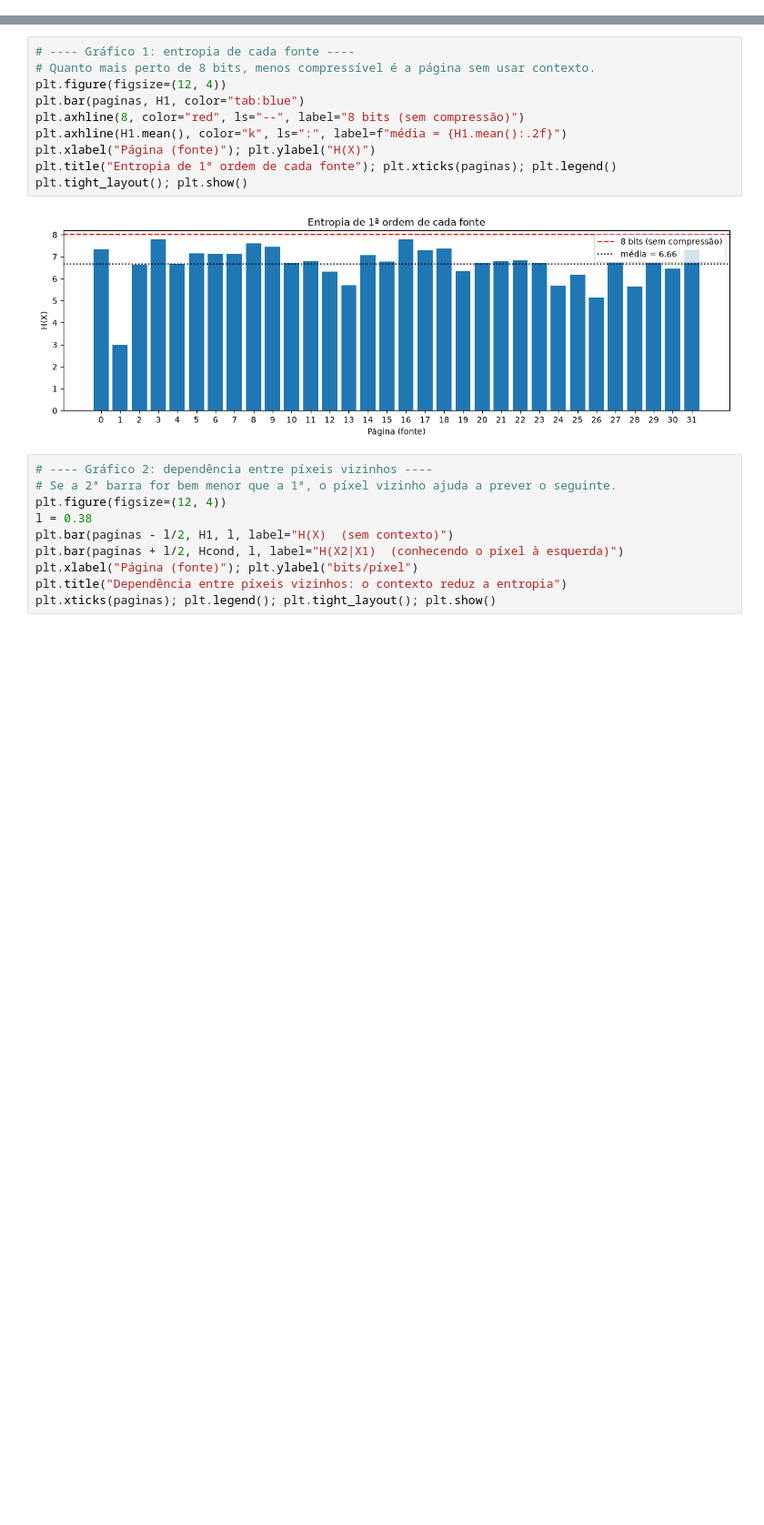
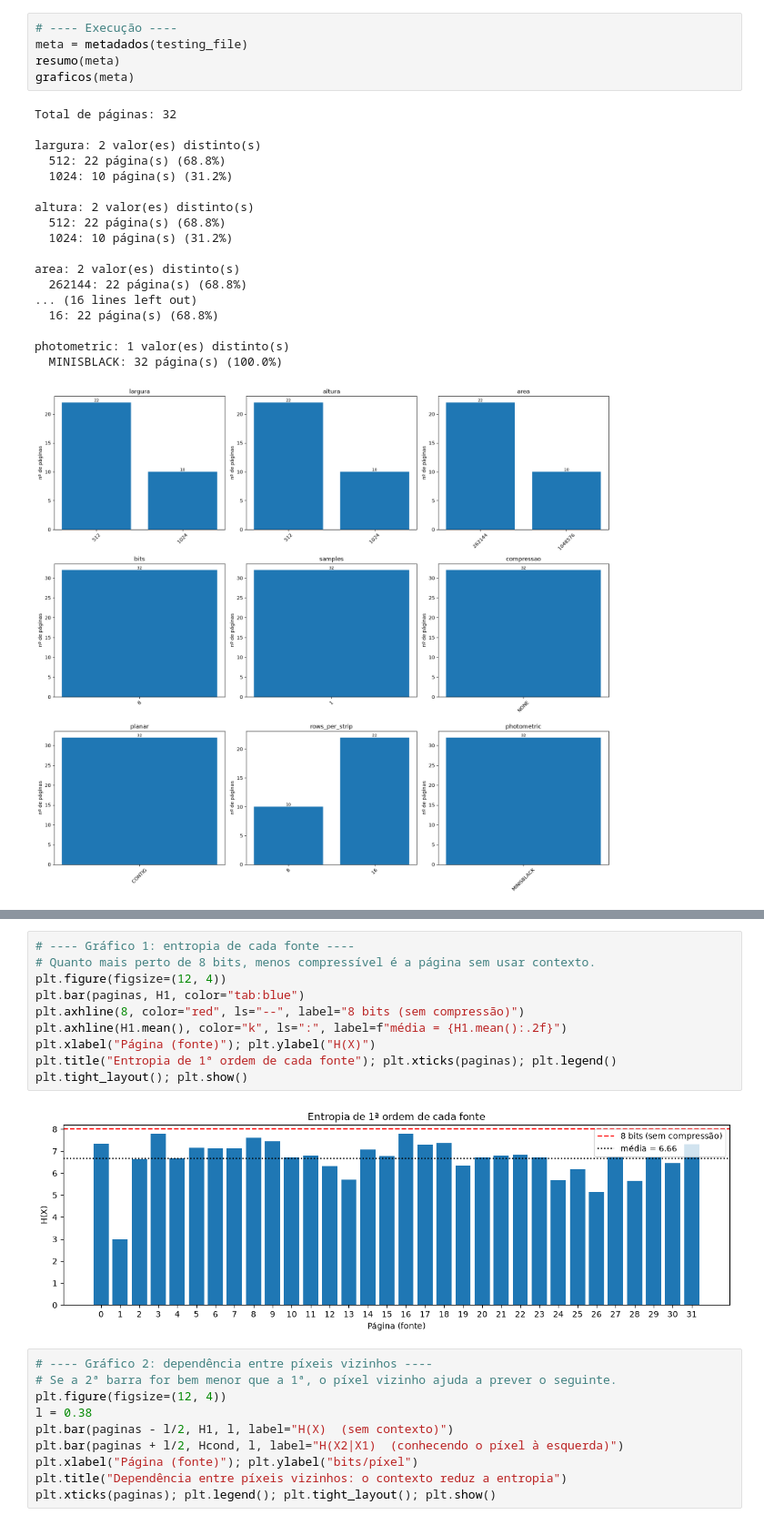
Before and after one commit to bener07/ti-project, a Jupyter notebook: Notebooks/ResearchNotebook.ipynb, the cells around one changed output, grey strips where cells are left out. Shown at 91% size. Drawn from its saved outputs; the diff is of its cells as text; blank space fills up the shorter version.

```diff
--- a/Notebooks/ResearchNotebook.ipynb
+++ b/Notebooks/ResearchNotebook.ipynb
@@ -7,0 +127,24 @@ testing_file = "../dev.tiff"
+# %%
+# ---- Execução ----
+meta = metadados(testing_file)
+resumo(meta)
+graficos(meta)
+# %% [output]
+Total de páginas: 32
+
+largura: 2 valor(es) distinto(s)
+  512: 22 página(s) (68.8%)
+  1024: 10 página(s) (31.2%)
+
+altura: 2 valor(es) distinto(s)
+  512: 22 página(s) (68.8%)
+  1024: 10 página(s) (31.2%)
+
+area: 2 valor(es) distinto(s)
+  262144: 22 página(s) (68.8%)
+... (16 lines left out)
+  16: 22 página(s) (68.8%)
+
+photometric: 1 valor(es) distinto(s)
+  MINISBLACK: 32 página(s) (100.0%)
+[figure, added]
```
Also changed, not shown: parts of 18 cells of this notebook, 2 other files.
